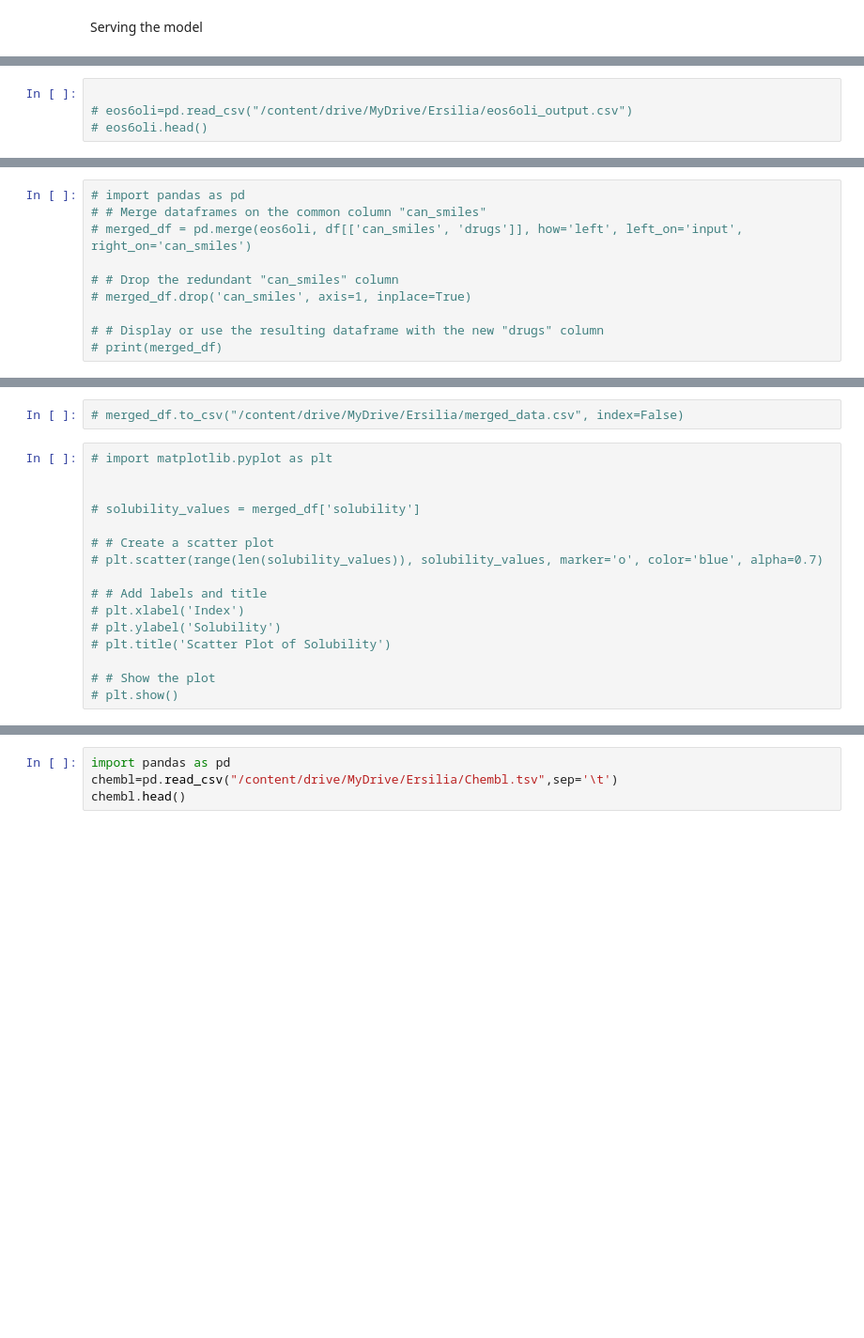
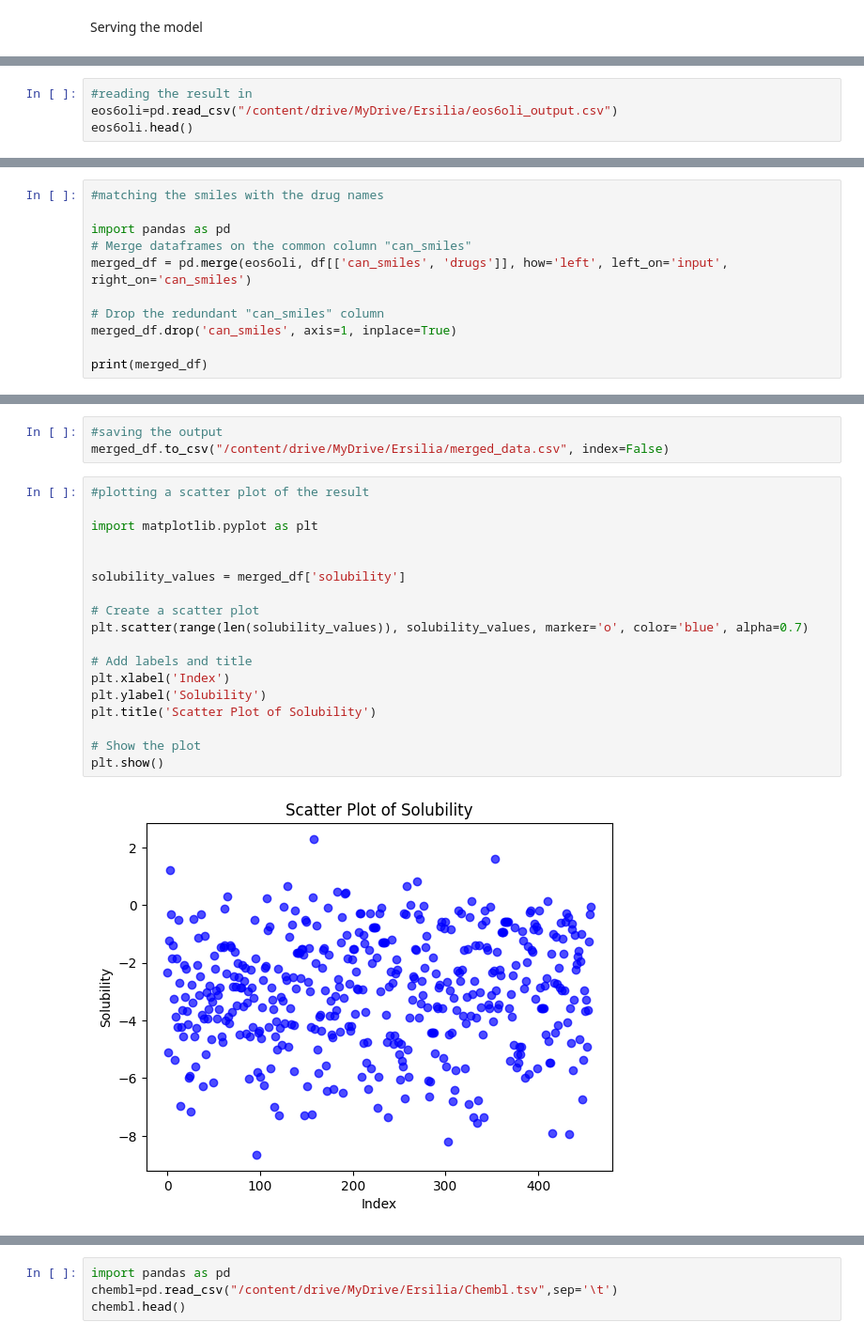
Before and after one commit to dzumii/eos6oli_model_validation, a Jupyter notebook: notebooks/Ersilia_Week2_Task1_3to4.ipynb, the cells around one changed output, grey strips where cells are left out. Shown at 94% size. Saved outputs shown, nothing was run; the diff lists cells and outputs as text; blank space fills up the shorter version.

Commit message:
added figures

```diff
--- a/notebooks/Ersilia_Week2_Task1_3to4.ipynb
+++ b/notebooks/Ersilia_Week2_Task1_3to4.ipynb
@@ -175,4 +194,4 @@ Running Predictions for 1000 molecules found in the github repo
 # %%
-
-# eos6oli=pd.read_csv("/content/drive/MyDrive/Ersilia/eos6oli_output.csv")
-# eos6oli.head()
+#reading the result in
+eos6oli=pd.read_csv("/content/drive/MyDrive/Ersilia/eos6oli_output.csv")
+eos6oli.head()
@@ -181,10 +205,11 @@ Running Predictions for 1000 molecules found in the github repo
 # %%
-# import pandas as pd
-# # Merge dataframes on the common column "can_smiles"
-# merged_df = pd.merge(eos6oli, df[['can_smiles', 'drugs']], how='left', left_on='input', right_on='can_smiles')
+#matching the smiles with the drug names
 
-# # Drop the redundant "can_smiles" column
-# merged_df.drop('can_smiles', axis=1, inplace=True)
+import pandas as pd
+# Merge dataframes on the common column "can_smiles"
+merged_df = pd.merge(eos6oli, df[['can_smiles', 'drugs']], how='left', left_on='input', right_on='can_smiles')
 
-# # Display or use the resulting dataframe with the new "drugs" column
-# print(merged_df)
+# Drop the redundant "can_smiles" column
+merged_df.drop('can_smiles', axis=1, inplace=True)
+
+print(merged_df)
@@ -191,18 +234,23 @@ Running Predictions for 1000 molecules found in the github repo
 # %%
-# merged_df.to_csv("/content/drive/MyDrive/Ersilia/merged_data.csv", index=False)
+#saving the output
+merged_df.to_csv("/content/drive/MyDrive/Ersilia/merged_data.csv", index=False)
 # %%
-# import matplotlib.pyplot as plt
+#plotting a scatter plot of the result
+
+import matplotlib.pyplot as plt
 
 
-# solubility_values = merged_df['solubility']
+solubility_values = merged_df['solubility']
 
-# # Create a scatter plot
-# plt.scatter(range(len(solubility_values)), solubility_values, marker='o', color='blue', alpha=0.7)
+# Create a scatter plot
+plt.scatter(range(len(solubility_values)), solubility_values, marker='o', color='blue', alpha=0.7)
 
-# # Add labels and title
-# plt.xlabel('Index')
-# plt.ylabel('Solubility')
-# plt.title('Scatter Plot of Solubility')
+# Add labels and title
+plt.xlabel('Index')
+plt.ylabel('Solubility')
+plt.title('Scatter Plot of Solubility')
 
-# # Show the plot
-# plt.show()
+# Show the plot
+plt.show()
+# %% [output]
+[figure, added]
```
Also changed, not shown: parts of 37 cells of this notebook, 5 other files.
